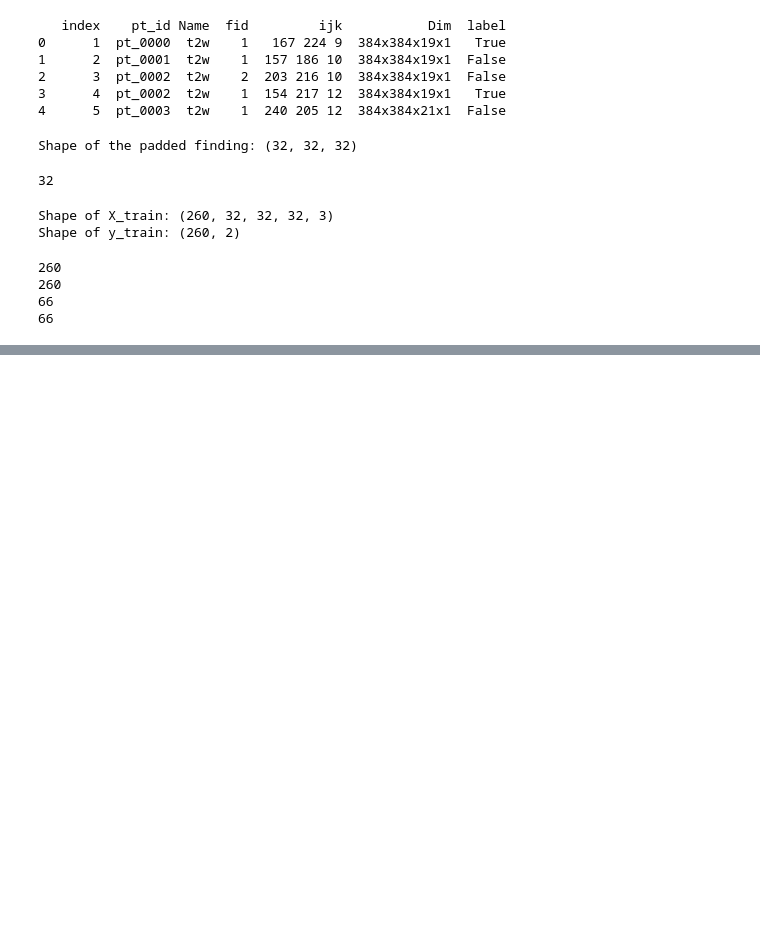
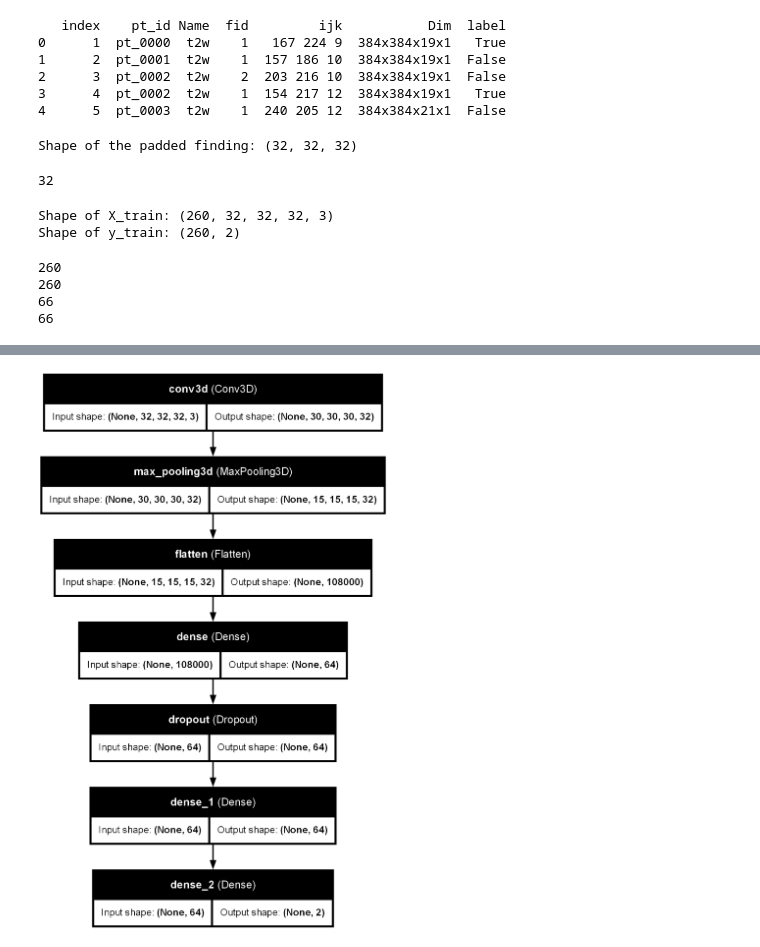
Before and after one commit to Shantanuubasu/Prostate_Cancer_Detection, a Jupyter notebook: prostate_cancer_detection.ipynb, the cells around one changed output, grey strips where cells are left out. Drawn from its saved outputs; the diff is of its cells as text; code cells hidden in the pictures; blank space fills up the shorter version.

```diff
--- a/prostate_cancer_detection.ipynb
+++ b/prostate_cancer_detection.ipynb
@@ -138,0 +226,4 @@ print(len(findings_data[0][0][0]))
+# %%
+plot_model(model, to_file='model_architecture.png', show_shapes=True, show_layer_names=True)
+# %% [output]
+[figure, added]
```
Also changed, not shown: parts of 6 cells of this notebook.
